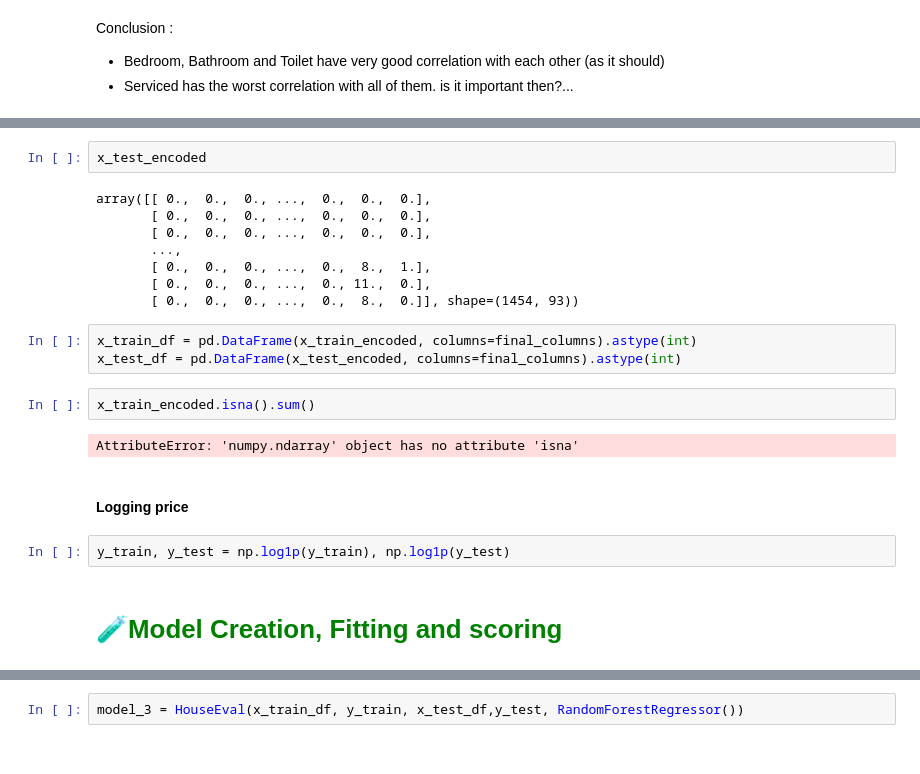
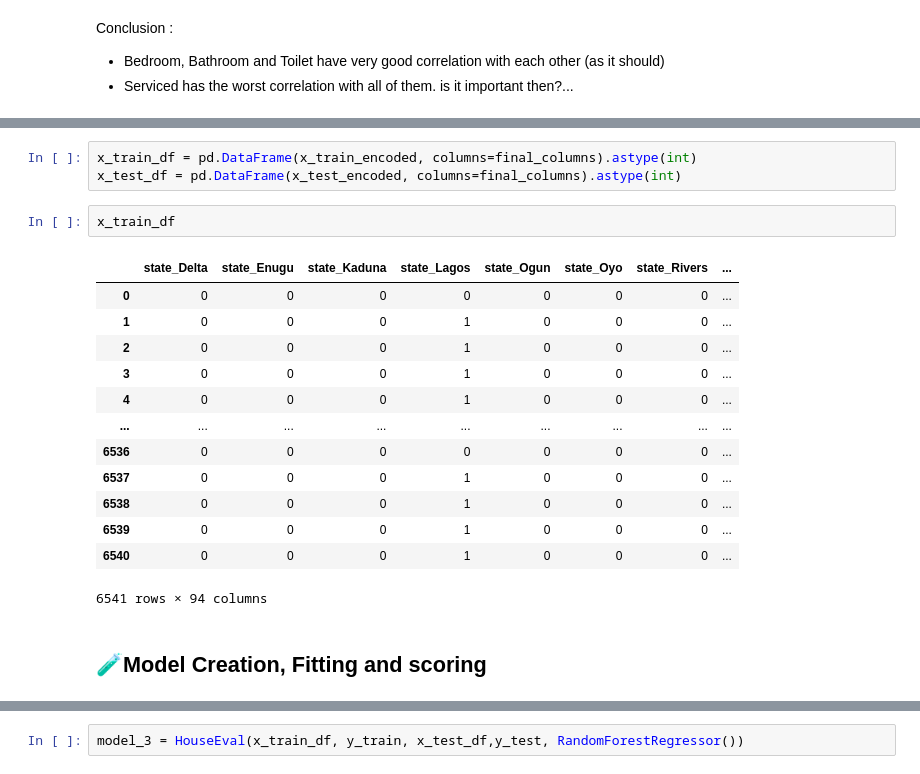
Before and after one commit to IamMishael06/marsHouse, a Jupyter notebook: Model/house_price_model.ipynb, the cells around one changed output, grey strips where cells are left out. Cells and saved outputs as stored; diff of their text form.

```diff
--- a/Model/house_price_model.ipynb
+++ b/Model/house_price_model.ipynb
@@ -317,26 +279,24 @@ final_columns
-# %%
-x_test_encoded
-# %% [output]
-array([[ 0.,  0.,  0., ...,  0.,  0.,  0.],
-       [ 0.,  0.,  0., ...,  0.,  0.,  0.],
-       [ 0.,  0.,  0., ...,  0.,  0.,  0.],
-       ...,
-       [ 0.,  0.,  0., ...,  0.,  8.,  1.],
-       [ 0.,  0.,  0., ...,  0., 11.,  0.],
-       [ 0.,  0.,  0., ...,  0.,  8.,  0.]], shape=(1454, 93))
 # %%
 x_train_df = pd.DataFrame(x_train_encoded, columns=final_columns).astype(int)
 x_test_df = pd.DataFrame(x_test_encoded, columns=final_columns).astype(int)
-# %%
-x_train_encoded.isna().sum()
-# %% [output]
-AttributeError: 'numpy.ndarray' object has no attribute 'isna'
-# %% [markdown]
-#### Logging price
-# %%
-y_train, y_test = np.log1p(y_train), np.log1p(y_test)
+# %%
+x_train_df
+# %% [output]
+|  | state_Delta | state_Enugu | state_Kaduna | state_Lagos | state_Ogun | state_Oyo | state_Rivers | ... |
+| 0 | 0 | 0 | 0 | 0 | 0 | 0 | 0 | ... |
+| 1 | 0 | 0 | 0 | 1 | 0 | 0 | 0 | ... |
+| 2 | 0 | 0 | 0 | 1 | 0 | 0 | 0 | ... |
+| 3 | 0 | 0 | 0 | 1 | 0 | 0 | 0 | ... |
+| 4 | 0 | 0 | 0 | 1 | 0 | 0 | 0 | ... |
+| ... | ... | ... | ... | ... | ... | ... | ... | ... |
+| 6536 | 0 | 0 | 0 | 0 | 0 | 0 | 0 | ... |
+| 6537 | 0 | 0 | 0 | 1 | 0 | 0 | 0 | ... |
+| 6538 | 0 | 0 | 0 | 1 | 0 | 0 | 0 | ... |
+| 6539 | 0 | 0 | 0 | 1 | 0 | 0 | 0 | ... |
+| 6540 | 0 | 0 | 0 | 1 | 0 | 0 | 0 | ... |
+6541 rows × 94 columns
 # %% [markdown]
-## <h1 style="color:green">🧪Model Creation, Fitting and scoring</h1>
+## 🧪Model Creation, Fitting and scoring
 # %%
 class HouseEval:
     def __init__(self, x_train, y_train, x_test, y_test, model):
```
Also changed, not shown: parts of 77 cells of this notebook, 4 other files.
